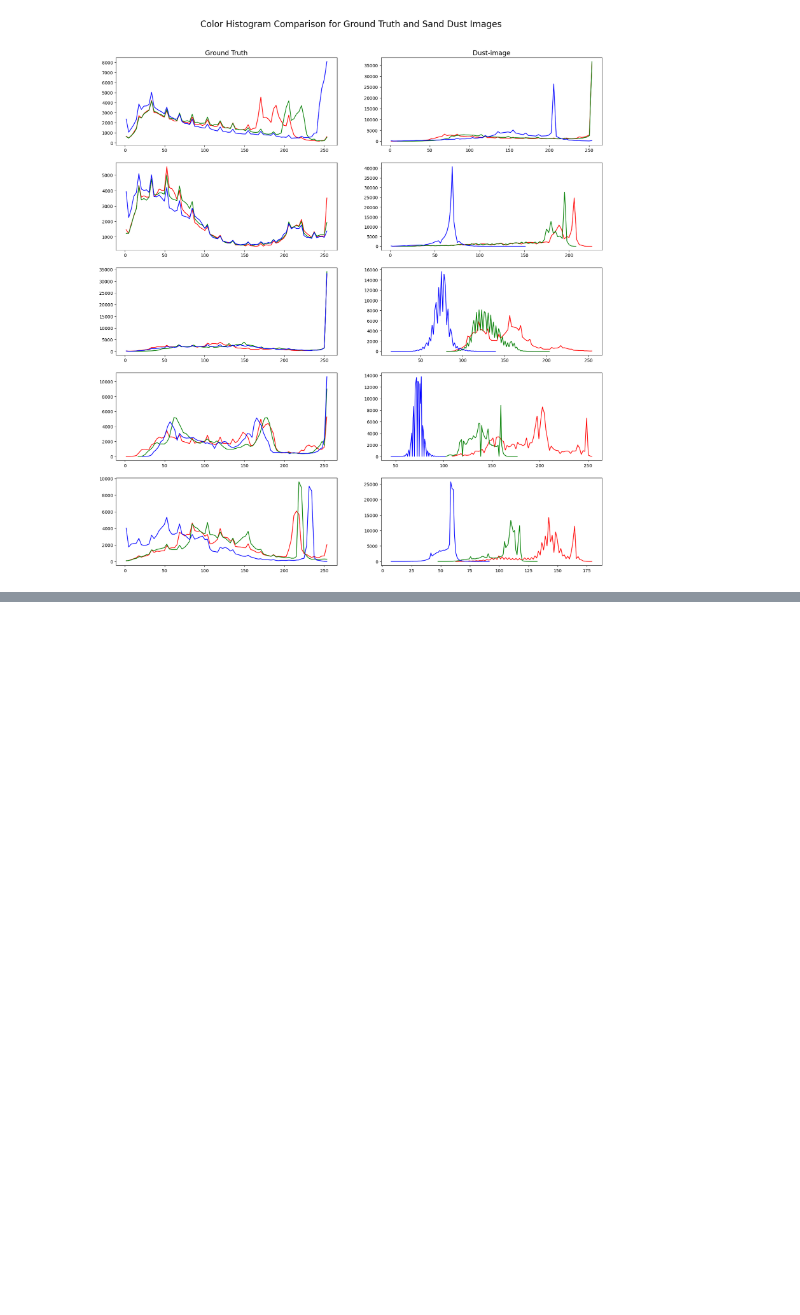
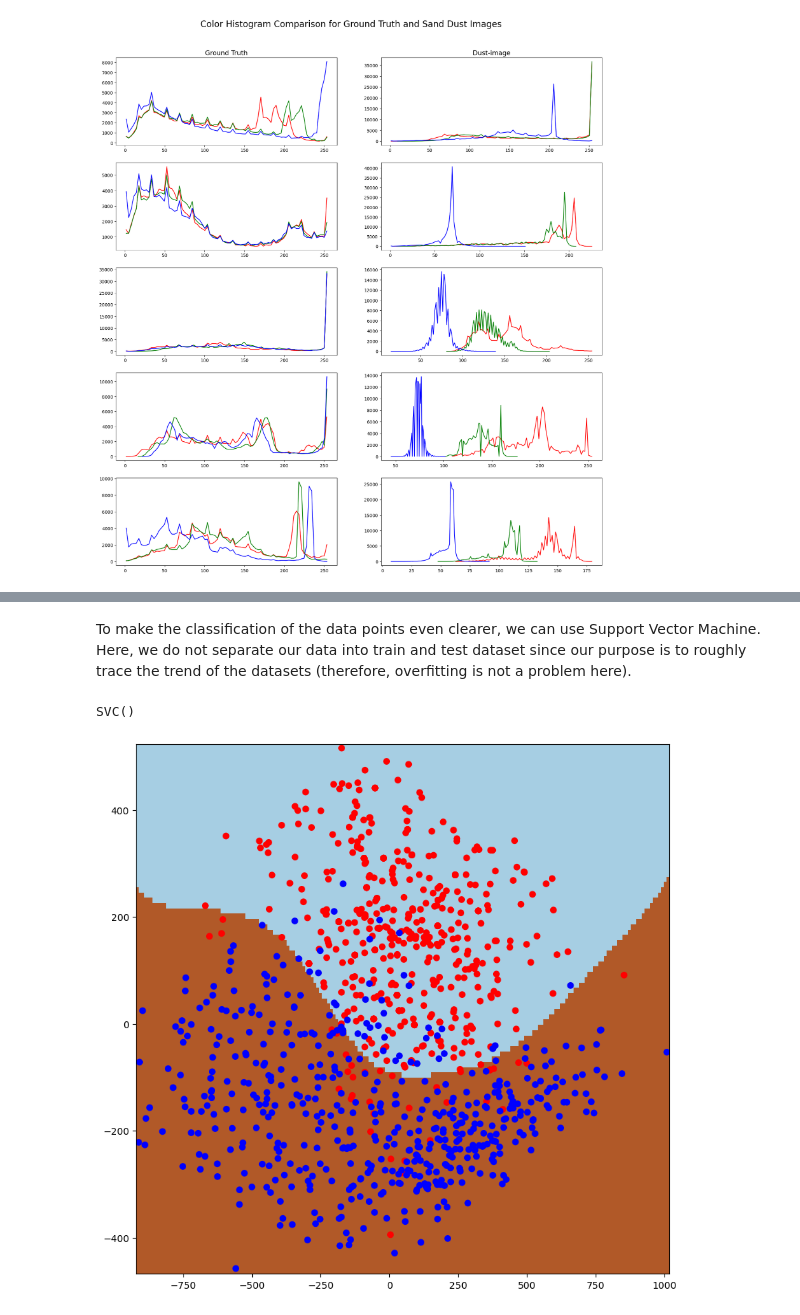
Before and after one commit to superleesa/final_year_project, a Jupyter notebook: Final_Year_Project_Data_Analysis.ipynb, the cells around one changed output, grey strips where cells are left out. Drawn from its saved outputs; the diff is of its cells as text; code cells hidden in the pictures; blank space fills up the shorter version.

```diff
--- a/Final_Year_Project_Data_Analysis.ipynb
+++ b/Final_Year_Project_Data_Analysis.ipynb
@@ -288,0 +387,30 @@ Each row corresponds to a randomly selected image. The left and right columns re
+# %% [markdown]
+To make the classification of the data points even clearer, we can use Support Vector Machine. Here, we do not separate our data into train and test dataset since our purpose is to roughly trace the trend of the datasets (therefore, overfitting is not a problem here).
+# %%
+clf = svm.SVC()
+clf.fit(pca_reduced_features, labels)
+# %% [output]
+SVC()
+# %%
+fig = plt.figure(figsize=(10, 10))
+
+# creating a mesh
+x_min, x_max = pca_reduced_features[:, 0].min() - 10, pca_reduced_features[:, 0].max() + 10
+y_min, y_max = pca_reduced_features[:, 1].min() - 10, pca_reduced_features[:, 1].max() + 10
+xx, yy = np.meshgrid(np.arange(x_min, x_max, 10), np.arange(y_min, y_max, 10))
+z = clf.predict(np.c_[xx.ravel(), yy.ravel()])
+z = z.reshape(xx.shape)
+
+ax = fig.add_subplot(1, 1, 1)
+ax.imshow(z, interpolation="nearest",
+    extent=(xx.min(), xx.max(), yy.min(), yy.max()),cmap=plt.cm.Paired,
+    aspect="auto",
+    origin="lower")
+
+ax.scatter(x=pca_reduced_features[:, 0], y=pca_reduced_features[:, 1], color=["red" if label== 0 else "blue" for label in labels])
+
+# ax.scatter(x=kmeans.cluster_centers_[:,0].flatten(), y=kmeans.cluster_centers_[:,1].flatten(), marker="P", sizes=[400, 400], color="green")
+
+plt.show()
+# %% [output]
+[figure, added]
```
Also changed, not shown: parts of 22 cells of this notebook.
